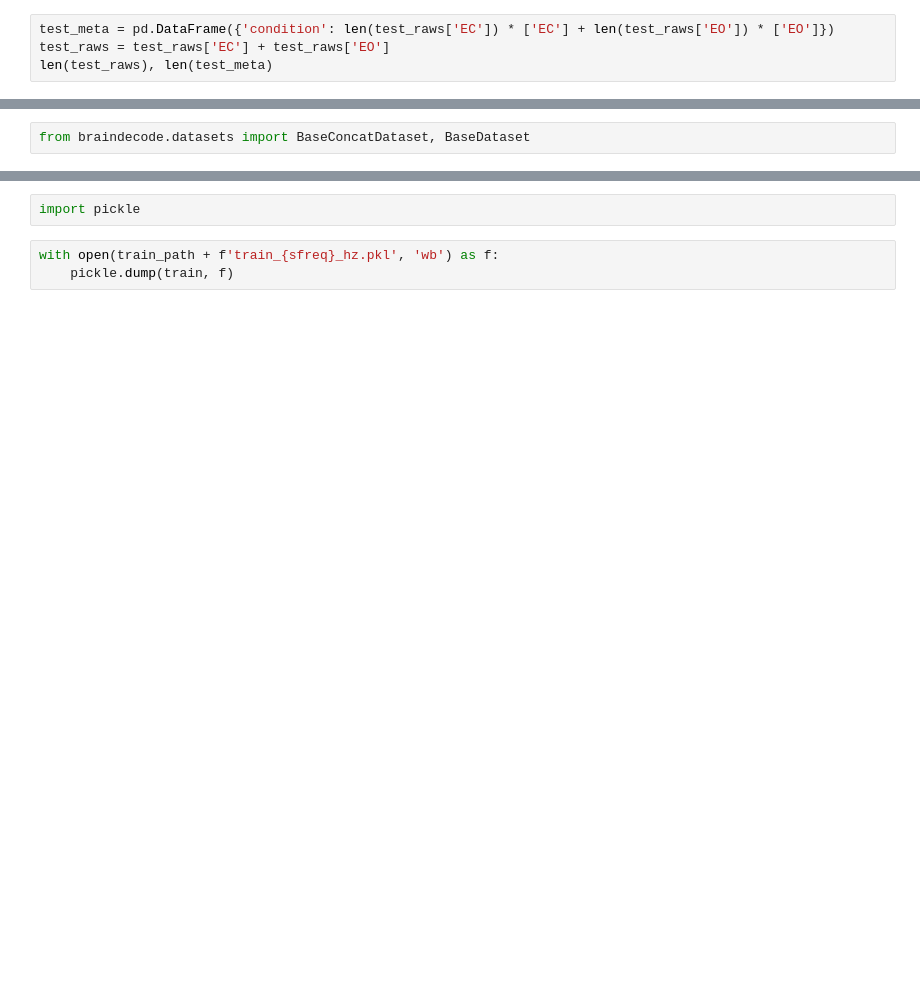
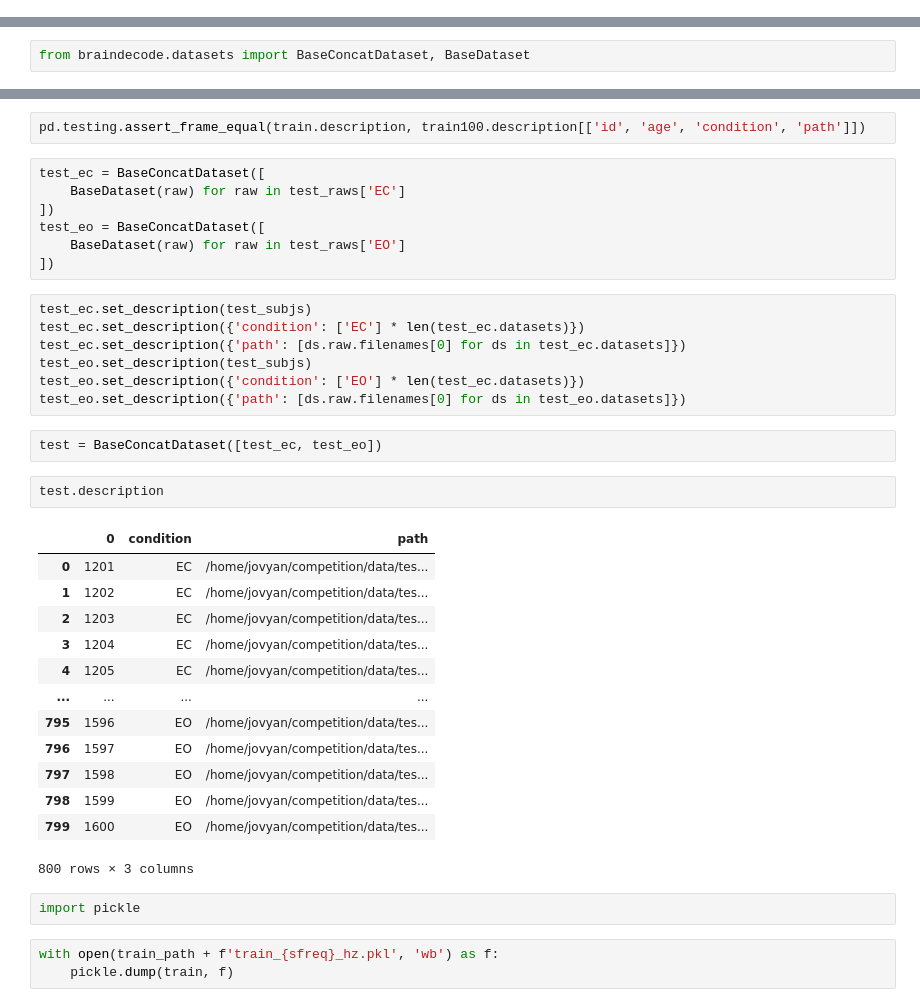
Before and after one commit to gemeinl/eeg-brain-age, a Jupyter notebook: prepare_competition.ipynb, the cells around one changed output, grey strips where cells are left out. Cells and saved outputs as stored; diff of their text form; blank space fills up the shorter version.

```diff
--- a/prepare_competition.ipynb
+++ b/prepare_competition.ipynb
@@ -93,4 +74,0 @@ len(train_raws), len(meta)
-# %%
-test_meta = pd.DataFrame({'condition': len(test_raws['EC']) * ['EC'] + len(test_raws['EO']) * ['EO']})
-test_raws = test_raws['EC'] + test_raws['EO']
-len(test_raws), len(test_meta)
@@ -110,3 +135,37 @@ train.set_description({'path': [ds.raw.filenames[0] for ds in train.datasets]})
+# %%
+pd.testing.assert_frame_equal(train.description, train100.description[['id', 'age', 'condition', 'path']])
+# %%
+test_ec = BaseConcatDataset([
+    BaseDataset(raw) for raw in test_raws['EC']
+])
+test_eo = BaseConcatDataset([
+    BaseDataset(raw) for raw in test_raws['EO']
+])
+# %%
+test_ec.set_description(test_subjs)
+test_ec.set_description({'condition': ['EC'] * len(test_ec.datasets)})
+test_ec.set_description({'path': [ds.raw.filenames[0] for ds in test_ec.datasets]})
+test_eo.set_description(test_subjs)
+test_eo.set_description({'condition': ['EO'] * len(test_ec.datasets)})
+test_eo.set_description({'path': [ds.raw.filenames[0] for ds in test_eo.datasets]})
+# %%
+test = BaseConcatDataset([test_ec, test_eo])
+# %%
+test.description
+# %% [output]
+|  | 0 | condition | path |
+| 0 | 1201 | EC | /home/jovyan/competition/data/tes... |
+| 1 | 1202 | EC | /home/jovyan/competition/data/tes... |
+| 2 | 1203 | EC | /home/jovyan/competition/data/tes... |
+| 3 | 1204 | EC | /home/jovyan/competition/data/tes... |
+| 4 | 1205 | EC | /home/jovyan/competition/data/tes... |
+| ... | ... | ... | ... |
+| 795 | 1596 | EO | /home/jovyan/competition/data/tes... |
+| 796 | 1597 | EO | /home/jovyan/competition/data/tes... |
+| 797 | 1598 | EO | /home/jovyan/competition/data/tes... |
+| 798 | 1599 | EO | /home/jovyan/competition/data/tes... |
+| 799 | 1600 | EO | /home/jovyan/competition/data/tes... |
+800 rows × 3 columns
 # %%
 import pickle
 # %%
```
Also changed, not shown: parts of 21 cells of this notebook, 5 other files.
